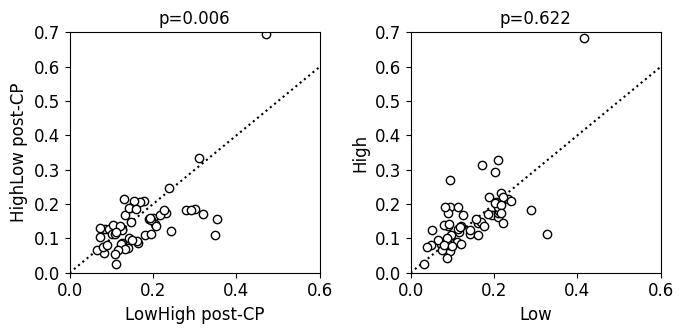
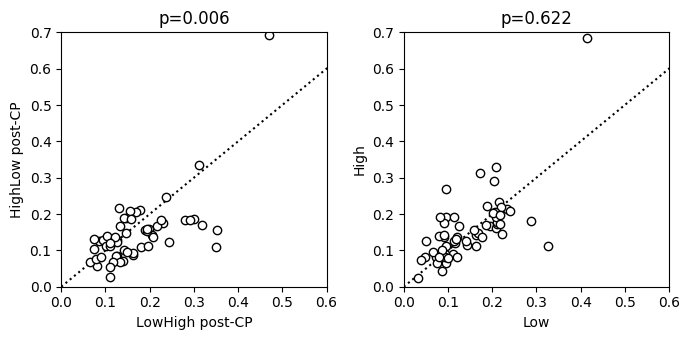
Unified diff of the notebook cell whose output changed from the first chart to the second:
--- before
+++ after
@@ -1,3 +1,3 @@
-fig_r4, axs_r4 = plt.subplots(1, 2, figsize=(7, 3.5))
+fig_r3, axs_r3 = plt.subplots(1, 2, figsize=(7, 3.5))
 
 # Left (tt=0):  LowHigh post-CP bound vs HighLow post-CP bound
@@ -9,5 +9,5 @@
 ]
 
-for ax, (xs, ys, xlabel, ylabel) in zip(axs_r4, compare_pairs):
+for ax, (xs, ys, xlabel, ylabel) in zip(axs_r3, compare_pairs):
     Lg = np.isfinite(xs) & np.isfinite(ys)
     ax.plot([0, 0.8], [0, 0.8], 'k:')

Commit: Post-review V3